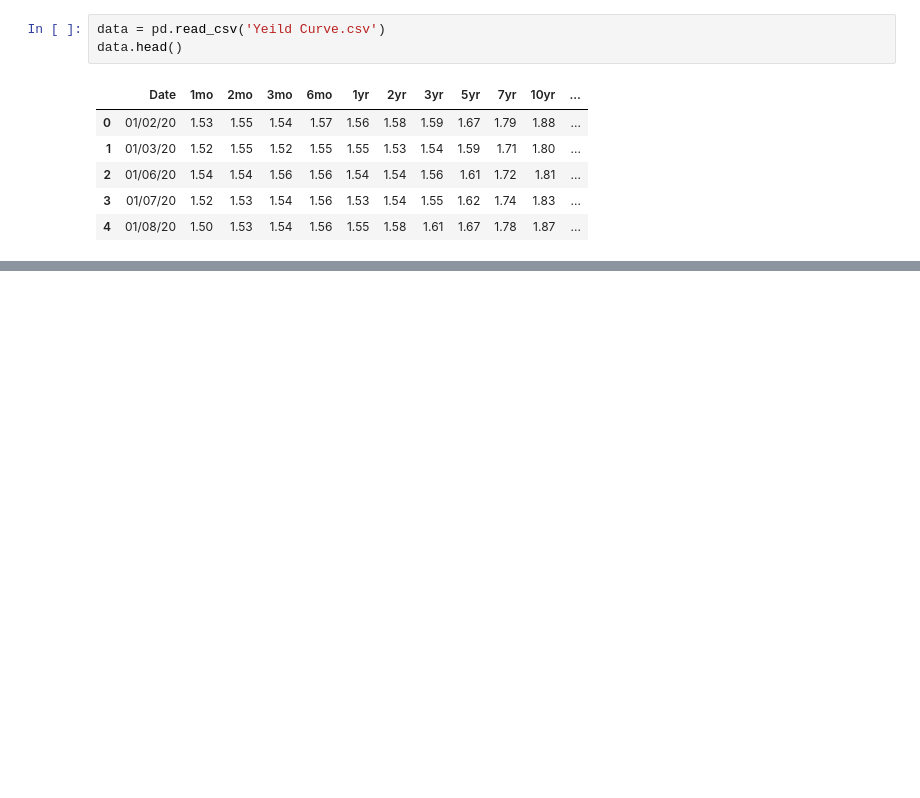
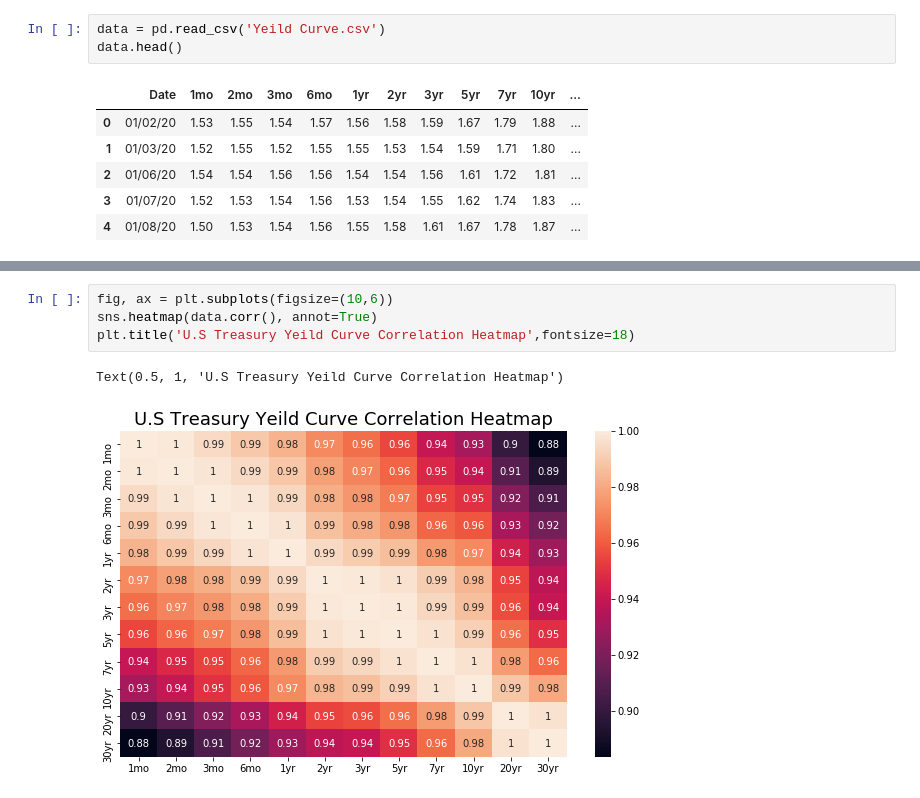
Before and after one commit to antonio-hickey/Economics, a Jupyter notebook: Yeild Curve/Data Exploration/Data_Exploration.ipynb, the cells around one changed output, grey strips where cells are left out. Drawn from its saved outputs; the diff is of its cells as text; blank space fills up the shorter version.

```diff
--- a/Yeild Curve/Data Exploration/Data_Exploration.ipynb
+++ b/Yeild Curve/Data Exploration/Data_Exploration.ipynb
@@ -33,0 +45,7 @@ plt.show()
+# %%
+fig, ax = plt.subplots(figsize=(10,6))
+sns.heatmap(data.corr(), annot=True)
+plt.title('U.S Treasury Yeild Curve Correlation Heatmap',fontsize=18)
+# %% [output]
+Text(0.5, 1, 'U.S Treasury Yeild Curve Correlation Heatmap')
+[figure, added]
```
Also changed, not shown: parts of 6 cells of this notebook.
